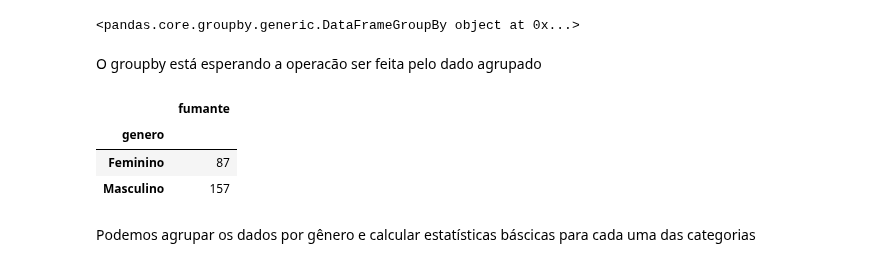
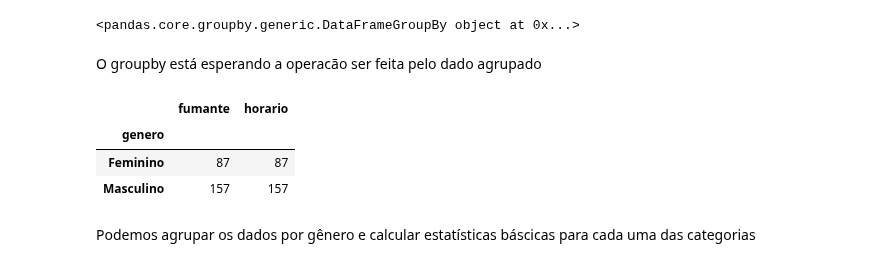
Before and after one commit to ef-souza/intro_python_verao_ime_2023, a Jupyter notebook: notebooks/aula02.ipynb, the cells around one changed output. Cells and saved outputs as stored; diff of their text form; code cells hidden in the pictures.

```diff
--- a/notebooks/aula02.ipynb
+++ b/notebooks/aula02.ipynb
@@ -853,12 +853,13 @@ df.groupby(['genero', 'horario'])
 # %% [markdown]
 O groupby está esperando a operacão  ser feita pelo dado agrupado
 # %%
-df[["genero","fumante"]].groupby(['genero']).count()
+df[["genero","fumante","horario"]].groupby(['genero']).count()
+# veja que 'genero' tem que aparecer na lista de colunas de df[]
 # %% [output]
-|  | fumante |
-| genero |  |
-| Feminino | 87 |
-| Masculino | 157 |
+|  | fumante | horario |
+| genero |  |  |
+| Feminino | 87 | 87 |
+| Masculino | 157 | 157 |
 # %% [markdown]
 Podemos agrupar os dados por gênero e calcular estatísticas báscicas para cada uma das categorias
 # %%
```
